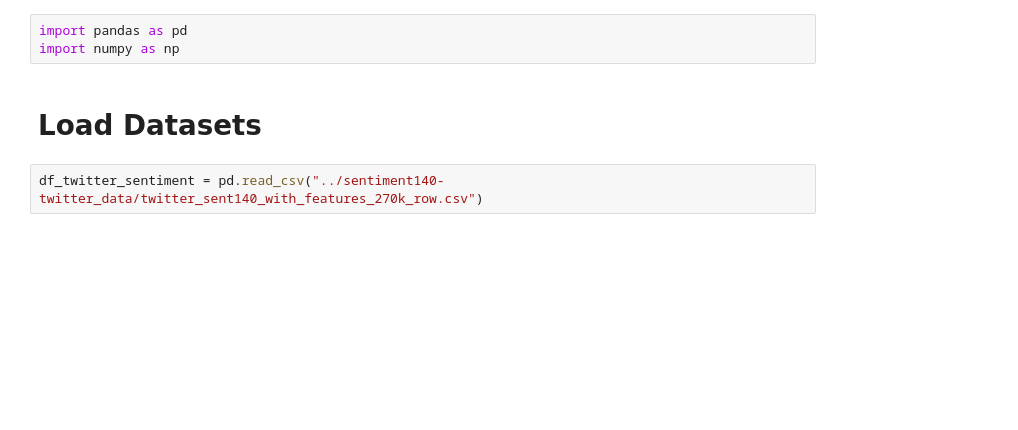
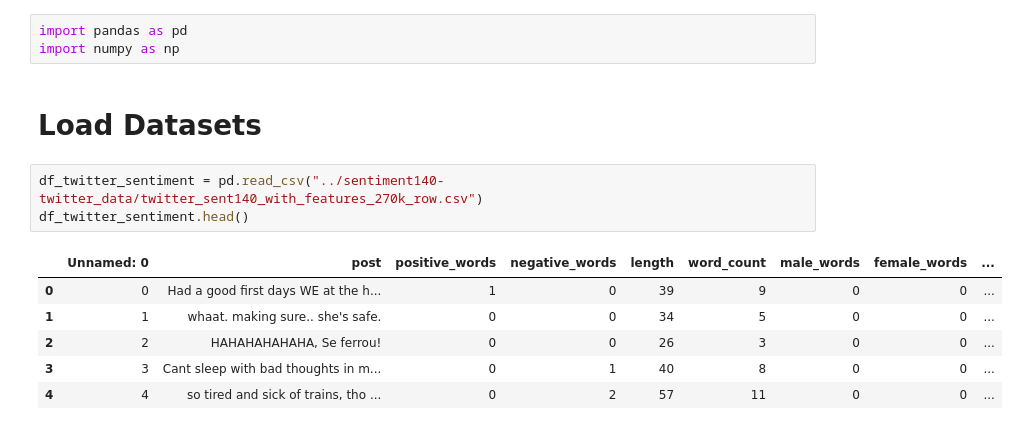
Before and after one commit to yang3410/cautious-octo-train, a Jupyter notebook: full/Data Synthesis.ipynb, the cells around one changed output. Cells and saved outputs as stored; diff of their text form; blank space fills up the shorter version.

```diff
--- a/full/Data Synthesis.ipynb
+++ b/full/Data Synthesis.ipynb
@@ -5,5 +5,13 @@ import numpy as np
 # Load Datasets
 # %%
 df_twitter_sentiment = pd.read_csv("../sentiment140-twitter_data/twitter_sent140_with_features_270k_row.csv")
+df_twitter_sentiment.head()
+# %% [output]
+|  | Unnamed: 0 | post | positive_words | negative_words | length | word_count | male_words | female_words | ... |
+| 0 | 0 | Had a good first days WE at the h... | 1 | 0 | 39 | 9 | 0 | 0 | ... |
+| 1 | 1 | whaat. making sure.. she's safe. | 0 | 0 | 34 | 5 | 0 | 0 | ... |
+| 2 | 2 | HAHAHAHAHAHA, Se ferrou! | 0 | 0 | 26 | 3 | 0 | 0 | ... |
+| 3 | 3 | Cant sleep with bad thoughts in m... | 0 | 1 | 40 | 8 | 0 | 0 | ... |
+| 4 | 4 | so tired and sick of trains, tho ... | 0 | 2 | 57 | 11 | 0 | 0 | ... |
 # %%
 df_twitter_stream = pd.read_csv("../twitter_stream/twitter_stream_with_features.csv")
```
Also changed, not shown: parts of 37 cells of this notebook, 5 other files.
